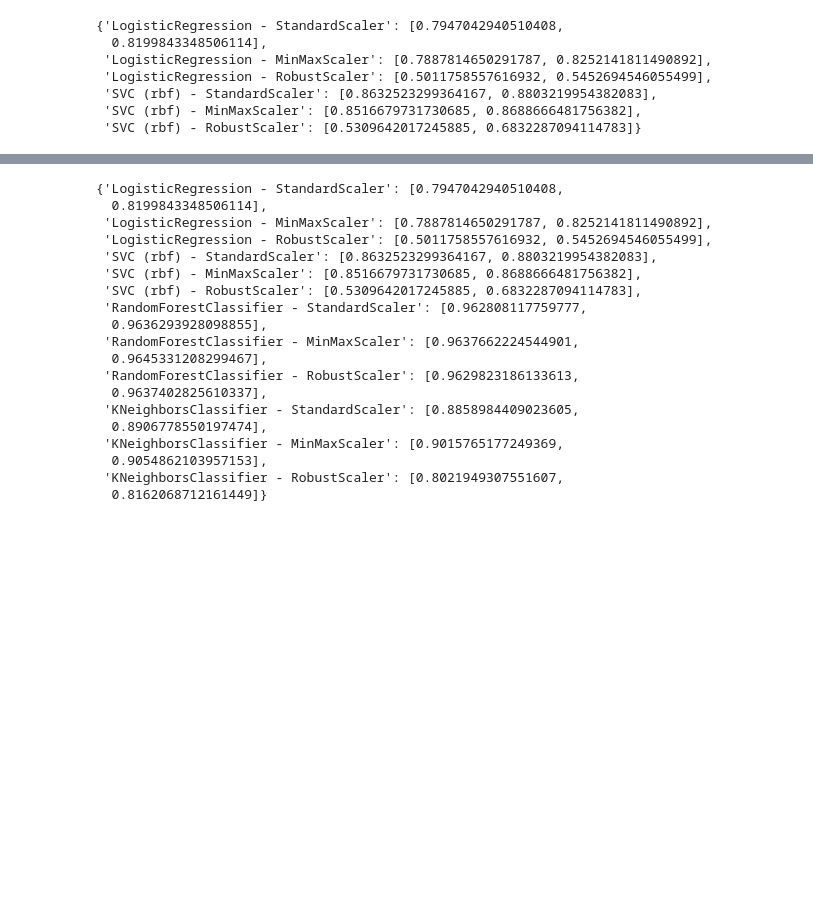
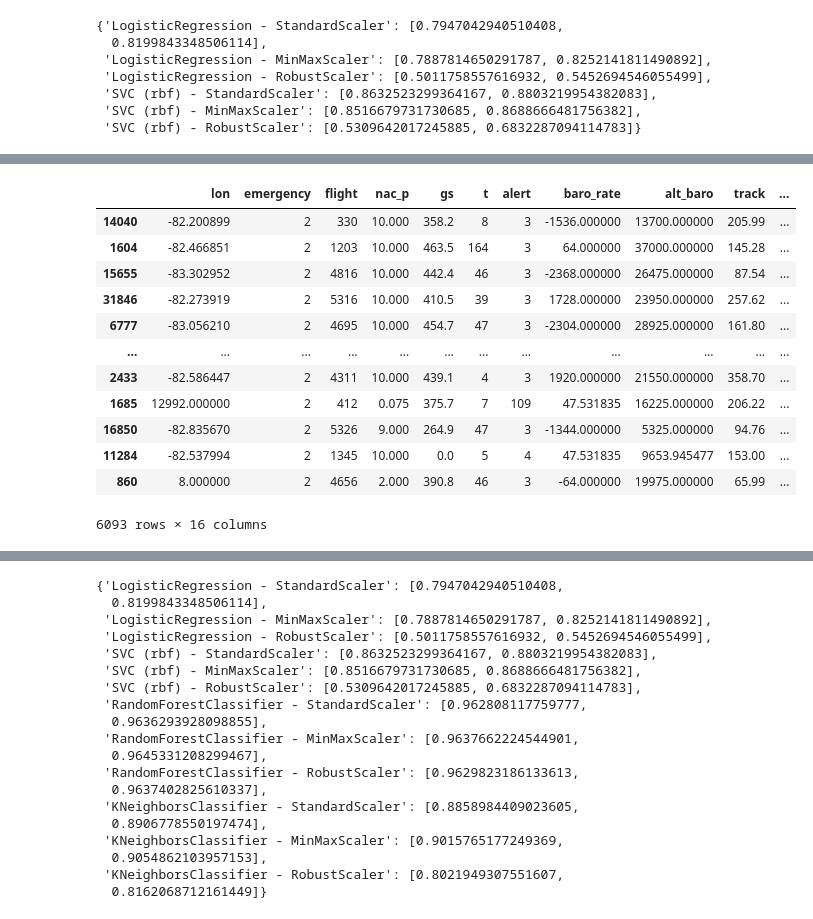
Before and after one commit to lwilsen/adsb_project, a Jupyter notebook: Database/adsb.ipynb, the cells around one changed output, grey strips where cells are left out. Cells and saved outputs as stored; diff of their text form; code cells hidden in the pictures; blank space fills up the shorter version.

```diff
--- a/Database/adsb.ipynb
+++ b/Database/adsb.ipynb
@@ -427,0 +496,16 @@ model_accuracy_titanic_compare_piped
+# %%
+X_train[y_train == 14]
+# %% [output]
+|  | lon | emergency | flight | nac_p | gs | t | alert | baro_rate | alt_baro | track | ... |
+| 14040 | -82.200899 | 2 | 330 | 10.000 | 358.2 | 8 | 3 | -1536.000000 | 13700.000000 | 205.99 | ... |
+| 1604 | -82.466851 | 2 | 1203 | 10.000 | 463.5 | 164 | 3 | 64.000000 | 37000.000000 | 145.28 | ... |
+| 15655 | -83.302952 | 2 | 4816 | 10.000 | 442.4 | 46 | 3 | -2368.000000 | 26475.000000 | 87.54 | ... |
+| 31846 | -82.273919 | 2 | 5316 | 10.000 | 410.5 | 39 | 3 | 1728.000000 | 23950.000000 | 257.62 | ... |
+| 6777 | -83.056210 | 2 | 4695 | 10.000 | 454.7 | 47 | 3 | -2304.000000 | 28925.000000 | 161.80 | ... |
+| ... | ... | ... | ... | ... | ... | ... | ... | ... | ... | ... | ... |
+| 2433 | -82.586447 | 2 | 4311 | 10.000 | 439.1 | 4 | 3 | 1920.000000 | 21550.000000 | 358.70 | ... |
+| 1685 | 12992.000000 | 2 | 412 | 0.075 | 375.7 | 7 | 109 | 47.531835 | 16225.000000 | 206.22 | ... |
+| 16850 | -82.835670 | 2 | 5326 | 9.000 | 264.9 | 47 | 3 | -1344.000000 | 5325.000000 | 94.76 | ... |
+| 11284 | -82.537994 | 2 | 1345 | 10.000 | 0.0 | 5 | 4 | 47.531835 | 9653.945477 | 153.00 | ... |
+| 860 | 8.000000 | 2 | 4656 | 2.000 | 390.8 | 46 | 3 | -64.000000 | 19975.000000 | 65.99 | ... |
+6093 rows × 16 columns
```
Also changed, not shown: parts of 10 cells of this notebook, 19 other files.
